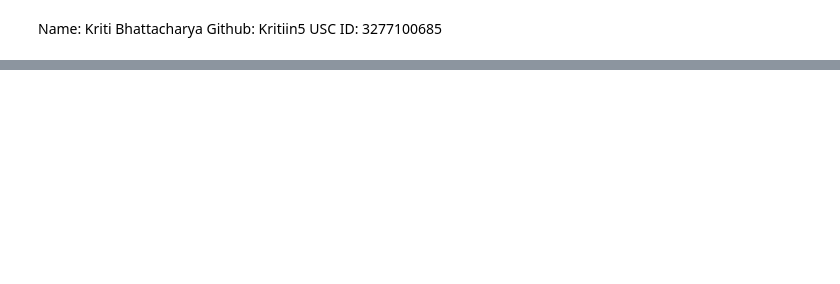
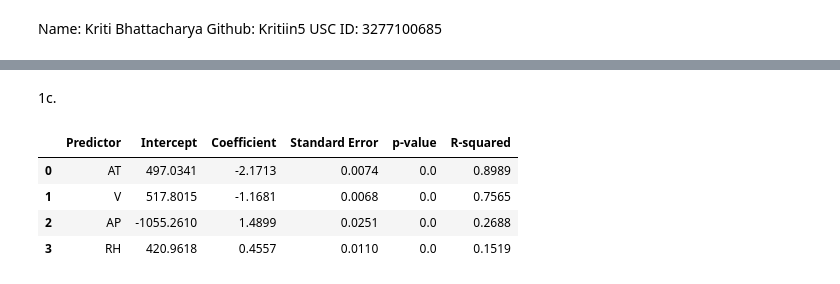
Before and after one commit to Kritiin5/DSCI-552-HW2, a Jupyter notebook: notebook/Bhattacharya_Kriti_HW2.ipynb, the cells around one changed output, grey strips where cells are left out. Cells and saved outputs as stored; diff of their text form; code cells hidden in the pictures; blank space fills up the shorter version.

```diff
--- a/notebook/Bhattacharya_Kriti_HW2.ipynb
+++ b/notebook/Bhattacharya_Kriti_HW2.ipynb
@@ -22,0 +85,34 @@ data.head()
+# %% [markdown]
+1c.
+# %%
+import statsmodels.api as sm
+
+predictors = ['AT', 'V', 'AP', 'RH']
+response = data['PE']
+
+simple_models = {}
+simple_results = []
+
+for predictor in predictors:
+    X = sm.add_constant(data[[predictor]])
+    model = sm.OLS(response, X).fit()
+
+    simple_models[predictor] = model
+
+    simple_results.append({
+        'Predictor': predictor,
+        'Intercept': model.params['const'],
+        'Coefficient': model.params[predictor],
+        'Standard Error': model.bse[predictor],
+        'p-value': model.pvalues[predictor],
+        'R-squared': model.rsquared
+    })
+
+simple_regression_results = pd.DataFrame(simple_results)
+simple_regression_results.round(4)
+# %% [output]
+|  | Predictor | Intercept | Coefficient | Standard Error | p-value | R-squared |
+| 0 | AT | 497.0341 | -2.1713 | 0.0074 | 0.0 | 0.8989 |
+| 1 | V | 517.8015 | -1.1681 | 0.0068 | 0.0 | 0.7565 |
+| 2 | AP | -1055.2610 | 1.4899 | 0.0251 | 0.0 | 0.2688 |
+| 3 | RH | 420.9618 | 0.4557 | 0.0110 | 0.0 | 0.1519 |
```
Also changed, not shown: parts of 16 cells of this notebook.
